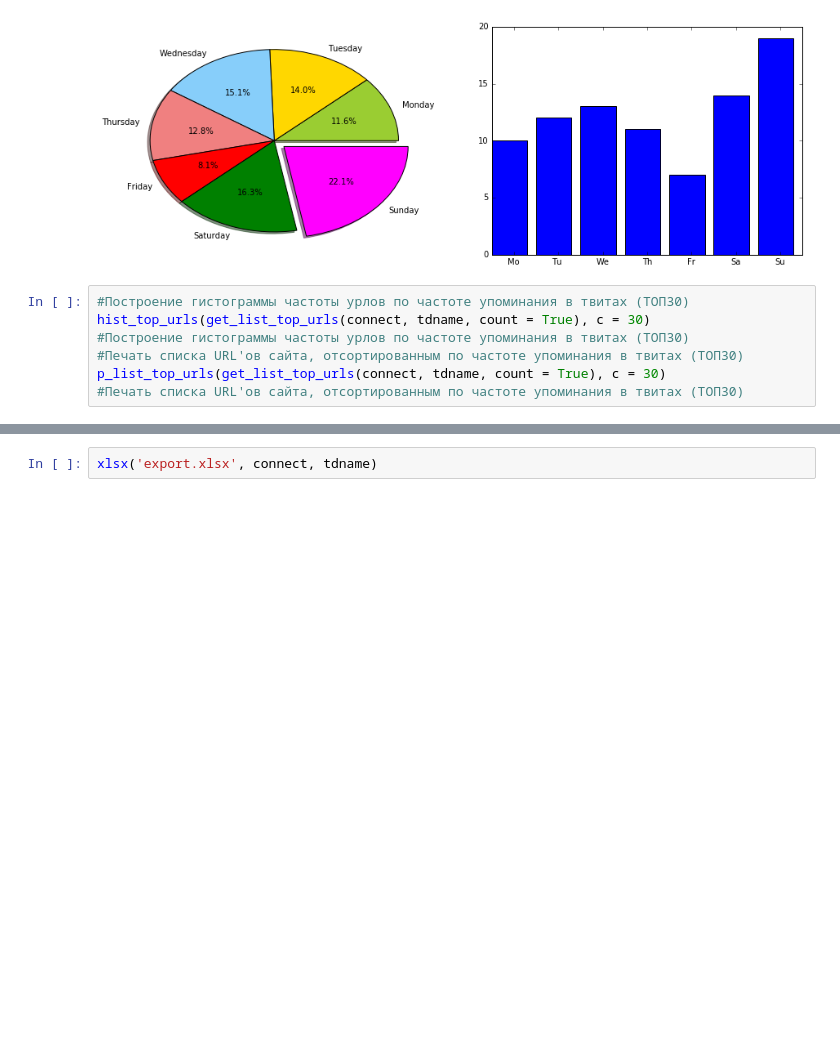
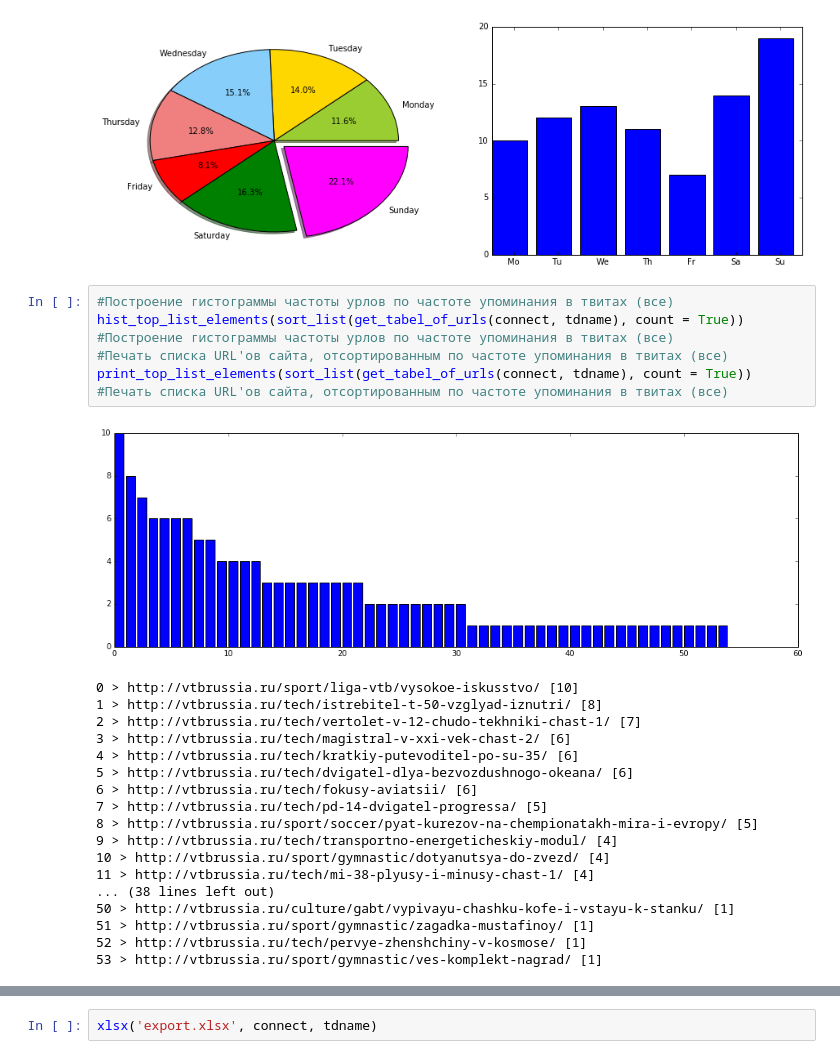
Before and after one commit to lexnekr/vtbtwitter, a Jupyter notebook: Examples.ipynb, the cells around one changed output, grey strips where cells are left out. Saved outputs shown, nothing was run; the diff lists cells and outputs as text; blank space fills up the shorter version.

```diff
--- a/Examples.ipynb
+++ b/Examples.ipynb
@@ -92,9 +92,28 @@ graph_tw_days_full(connect, tdname, sectionbar = False, f = {'section':'tech'})
 [figure]
 [figure]
 # %%
-#Построение гистограммы частоты урлов по частоте упоминания в твитах (ТОП30)
-hist_top_urls(get_list_top_urls(connect, tdname, count = True), c = 30)
-#Построение гистограммы частоты урлов по частоте упоминания в твитах (ТОП30)
-#Печать списка URL'ов сайта, отсортированным по частоте упоминания в твитах (ТОП30)
-p_list_top_urls(get_list_top_urls(connect, tdname, count = True), c = 30)
-#Печать списка URL'ов сайта, отсортированным по частоте упоминания в твитах (ТОП30)
+#Построение гистограммы частоты урлов по частоте упоминания в твитах (все)
+hist_top_list_elements(sort_list(get_tabel_of_urls(connect, tdname), count = True))
+#Построение гистограммы частоты урлов по частоте упоминания в твитах (все)
+#Печать списка URL'ов сайта, отсортированным по частоте упоминания в твитах (все)
+print_top_list_elements(sort_list(get_tabel_of_urls(connect, tdname), count = True))
+#Печать списка URL'ов сайта, отсортированным по частоте упоминания в твитах (все)
+# %% [output]
+[figure, added]
+0 > http://vtbrussia.ru/sport/liga-vtb/vysokoe-iskusstvo/ [10]
+1 > http://vtbrussia.ru/tech/istrebitel-t-50-vzglyad-iznutri/ [8]
+2 > http://vtbrussia.ru/tech/vertolet-v-12-chudo-tekhniki-chast-1/ [7]
+3 > http://vtbrussia.ru/tech/magistral-v-xxi-vek-chast-2/ [6]
+4 > http://vtbrussia.ru/tech/kratkiy-putevoditel-po-su-35/ [6]
+5 > http://vtbrussia.ru/tech/dvigatel-dlya-bezvozdushnogo-okeana/ [6]
+6 > http://vtbrussia.ru/tech/fokusy-aviatsii/ [6]
+7 > http://vtbrussia.ru/tech/pd-14-dvigatel-progressa/ [5]
+8 > http://vtbrussia.ru/sport/soccer/pyat-kurezov-na-chempionatakh-mira-i-evropy/ [5]
+9 > http://vtbrussia.ru/tech/transportno-energeticheskiy-modul/ [4]
+10 > http://vtbrussia.ru/sport/gymnastic/dotyanutsya-do-zvezd/ [4]
+11 > http://vtbrussia.ru/tech/mi-38-plyusy-i-minusy-chast-1/ [4]
+... (38 lines left out)
+50 > http://vtbrussia.ru/culture/gabt/vypivayu-chashku-kofe-i-vstayu-k-stanku/ [1]
+51 > http://vtbrussia.ru/sport/gymnastic/zagadka-mustafinoy/ [1]
+52 > http://vtbrussia.ru/tech/pervye-zhenshchiny-v-kosmose/ [1]
+53 > http://vtbrussia.ru/sport/gymnastic/ves-komplekt-nagrad/ [1]
```
Also changed, not shown: parts of 1 cell of this notebook, 1 other file.
